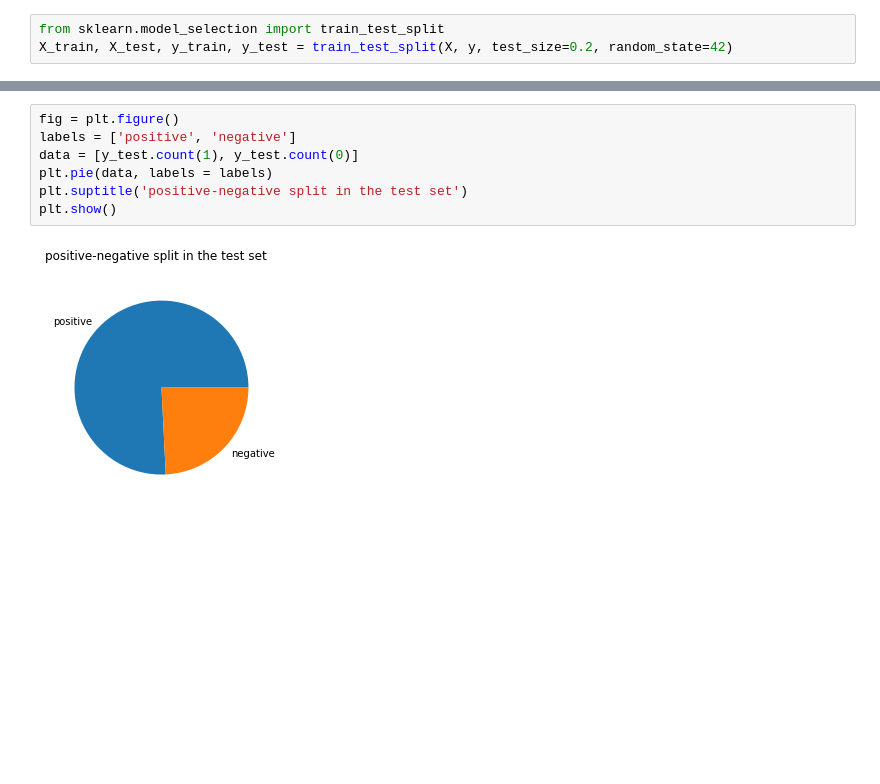
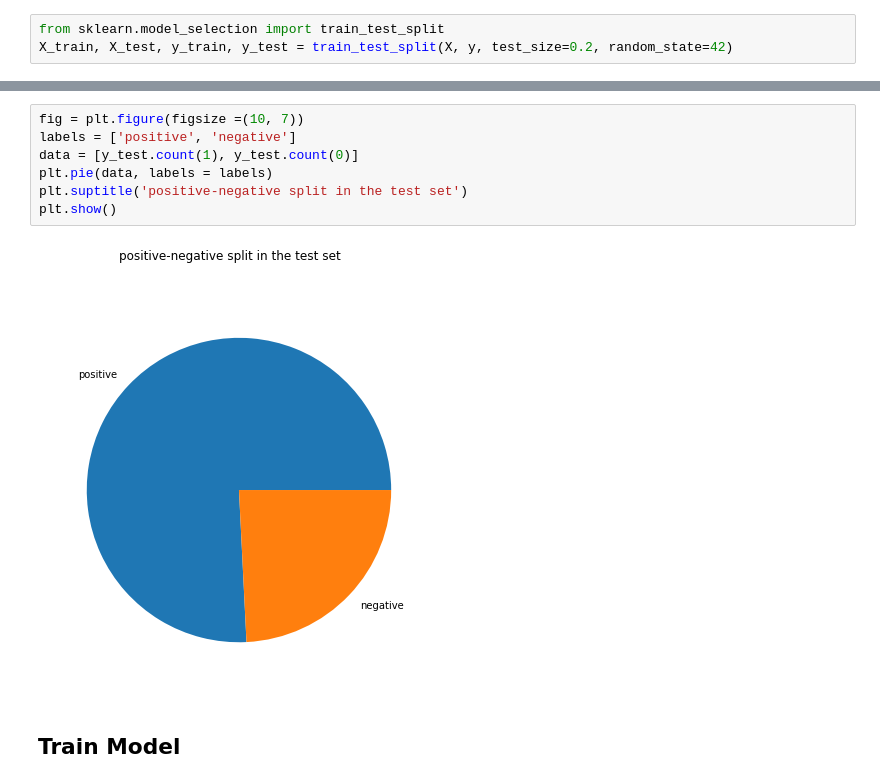
Before and after one commit to mozartofmath/week0_task2, a Jupyter notebook: Challenge_ Day2.ipynb, the cells around one changed output, grey strips where cells are left out. Saved outputs shown, nothing was run; the diff lists cells and outputs as text; blank space fills up the shorter version.

```diff
--- a/Challenge_ Day2.ipynb
+++ b/Challenge_ Day2.ipynb
@@ -298,12 +296,14 @@ plt.show()
 # %%
-fig = plt.figure()
+fig = plt.figure(figsize =(10, 7))
 labels = ['positive', 'negative']
 data = [y_test.count(1), y_test.count(0)]
 plt.pie(data, labels = labels)
 plt.suptitle('positive-negative split in the test set')
 plt.show()
 # %% [output]
-[figure, old version]
+[figure, new version]
+# %% [markdown]
+## Train Model
 # %%
 from sklearn.preprocessing import StandardScaler
 from sklearn.pipeline import make_pipeline
```
Also changed, not shown: parts of 19 cells of this notebook.
